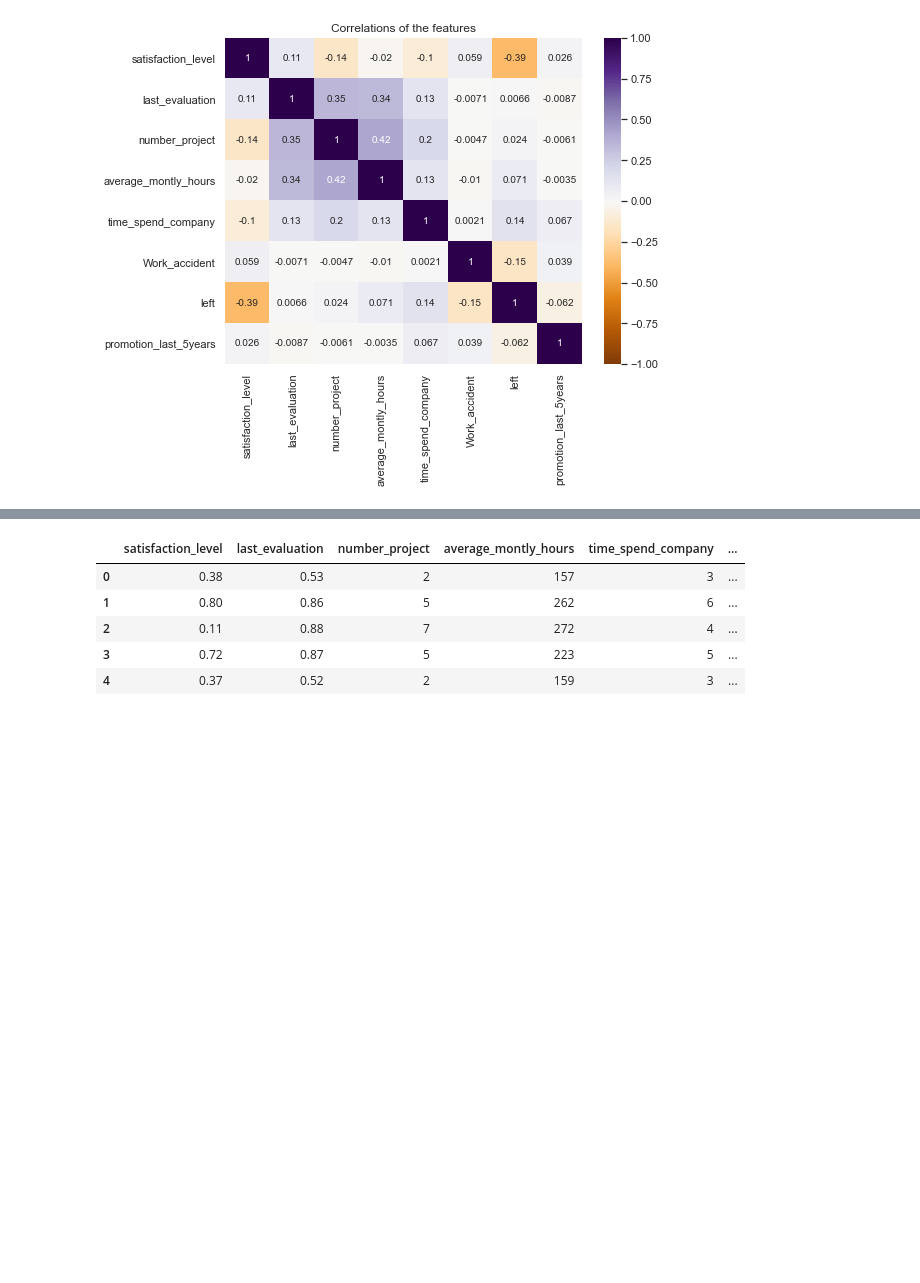
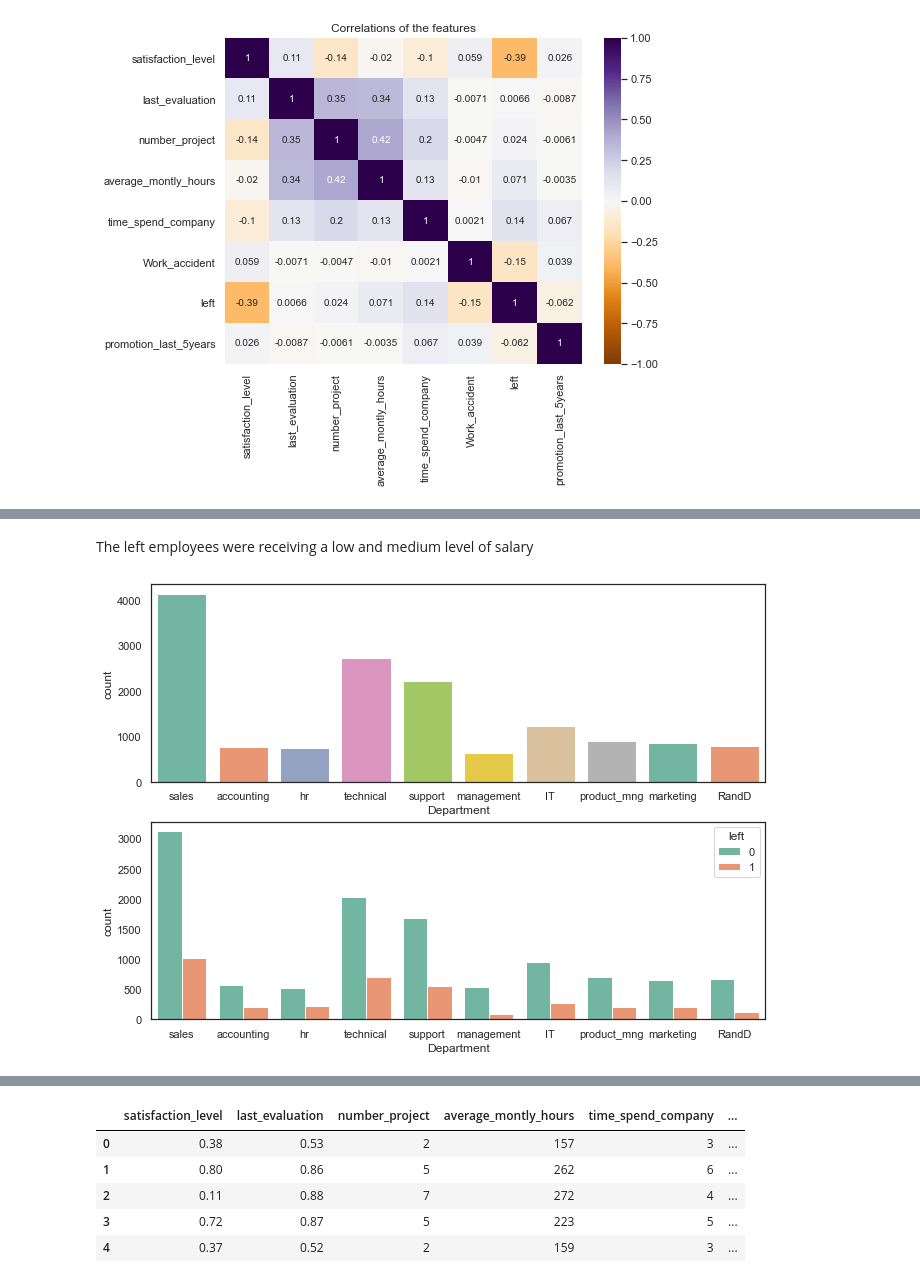
Before and after one commit to rawan71/Data-science-bootcamp-project-T5, a Jupyter notebook: Project_code.ipynb, the cells around one changed output, grey strips where cells are left out. Drawn from its saved outputs; the diff is of its cells as text; code cells hidden in the pictures; blank space fills up the shorter version.

```diff
--- a/Project_code.ipynb
+++ b/Project_code.ipynb
@@ -114,0 +112,9 @@ plt.show()
+# %% [markdown]
+The left employees were receiving a low and medium level of salary
+# %%
+fig,axis= plt.subplots(2,1, figsize=(11,8))
+sns.countplot(x='Department',data=data , ax=axis[0],palette='Set2')
+sns.countplot(x='Department', hue = 'left' , data=data , ax=axis[1],palette='Set2')
+plt.show()
+# %% [output]
+[figure, added]
```
Also changed, not shown: parts of 25 cells of this notebook.
